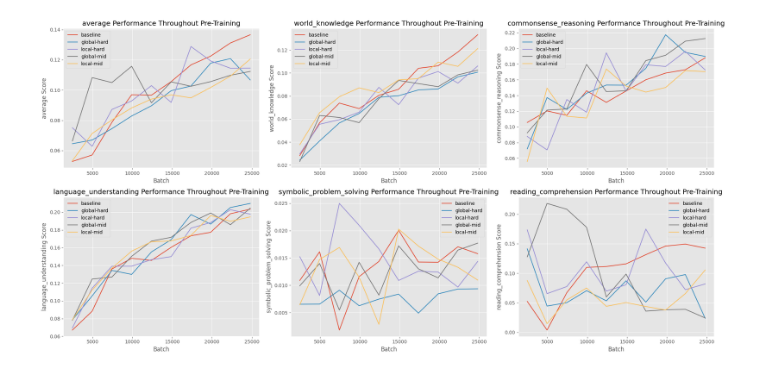
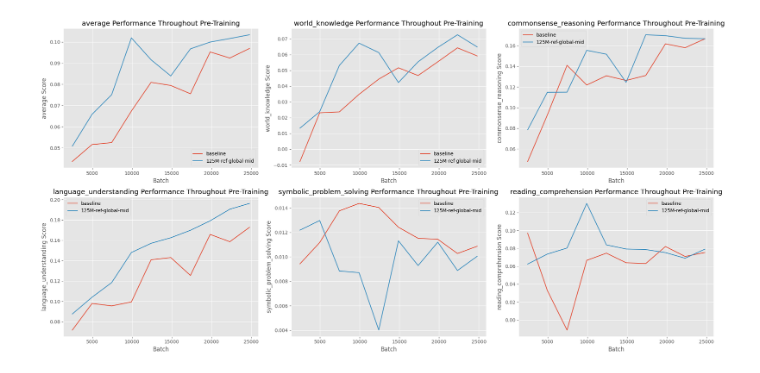
Before and after one commit to zankner/llm-foundry-old, a Jupyter notebook: data-filtering/gauntlet_markdown.ipynb, the cells around one changed output. Cells and saved outputs as stored; diff of their text form; code cells hidden in the pictures.

```diff
--- a/data-filtering/gauntlet_markdown.ipynb
+++ b/data-filtering/gauntlet_markdown.ipynb
@@ -91,12 +112,23 @@ runs_to_show = ["baseline", "global-hard", "local-hard", "global-mid", "local-mi
+# %%
+# run_names_to_show = ["baseline", "125M-global-hard", "1B-global-hard", "1B-web-hard"]
+run_names_to_show = ["baseline", "125M-ref-global-mid"]
+runs_to_show = {k: v for k, v in group_results.items() if groups[k] in run_names_to_show}
+# %%
+metrics_to_report = ["world_knowledge", "commonsense_reasoning", "language_understanding", "symbolic_problem_solving"]
+to_report_indices = [categories.index(mtr) for mtr in metrics_to_report]
 # %%
 plt.style.use('ggplot')
-print("| " + " | ".join(categories) + " |")
-for run_name, step_metrics in group_results.items():
+print("| " + " | ".join(["average"] + metrics_to_report) + " |")
+for run_name, step_metrics in runs_to_show.items():
     steps = sorted(step_metrics.keys())
-    averages = [step_metrics[step][0] for step in steps]
+    averages = []
+    for step in steps:
+        averages.append(np.mean(step_metrics[step][to_report_indices]))
+        # averages.append(np.mean([metric[categories.index(metrics_to_report)] for metric in step_metrics[step]]))
+    # averages = [step_metrics[step][0] for step in steps]
     plt.plot(steps, averages, label=groups[run_name])
-    metrics = step_metrics[steps[-1]].tolist()
-    metrics = [f"{metric:.4f}" for metric in metrics]
+    metrics = step_metrics[steps[-1]][to_report_indices].tolist()
+    metrics = [f"{averages[-1]:.4f}"] + [f"{metric:.4f}" for metric in metrics]
     print(f"| {groups[run_name]} | {' | '.join(metrics)} |")
 plt.legend()
 plt.ylabel("Average Gauntlet Score")
@@ -114,15 +142,0 @@ plt.show()
-# %%
-plt.style.use('ggplot')
-print("| " + " | ".join(categories) + " |")
-for run_name, step_metrics in group_results.items():
-    steps = sorted(step_metrics.keys())
-    averages = [step_metrics[step][0] for step in steps]
-    plt.plot(steps, averages, label=groups[run_name])
-    metrics = step_metrics[steps[-1]].tolist()
-    metrics = [f"{metric:.4f}" for metric in metrics]
-    print(f"| {groups[run_name]} | {' | '.join(metrics)} |")
-plt.legend()
-plt.ylabel("Average Gauntlet Score")
-plt.xlabel("Batch")
-plt.title("Performance Throughout Pre-Training")
-plt.show()
@@ -144,33 +150,33 @@ fig, axs = plt.subplots(rows, 3, figsize=(20, 5*rows))  # Create a grid of subpl
 
 # Flatten the axs array for easy iteration
 axs = axs.flatten()
 
 # Iterate over each category (metric)
 for i, category in enumerate(categories):
 
     # Iterate over each run
-    for run_name, step_metrics in group_results.items():
+    for run_name, step_metrics in runs_to_show.items():
         steps = sorted(step_metrics.keys())
 
         # Get the metric values for the current category
         metrics = [step_metrics[step][i] for step in steps]
 
         axs[i].plot(steps, metrics, label=groups[run_name])
 
     axs[i].legend()
     axs[i].set_ylabel(f"{category} Score")
     axs[i].set_xlabel("Batch")
     axs[i].set_title(f"{category} Performance Throughout Pre-Training")
 
 # Remove any unused subplots
 for i in range(len(categories), len(axs)):
     fig.delaxes(axs[i])
 
 plt.tight_layout()
 
 # Save the figure to disk
-plt.savefig("figs/gauntlet.png")
+plt.savefig("figs/web-gauntlet.png")
 
 plt.show()
 # %% [output]
-[figure, old version]
+[figure, new version]
```
Also changed, not shown: parts of 8 cells of this notebook, 7 other files.
